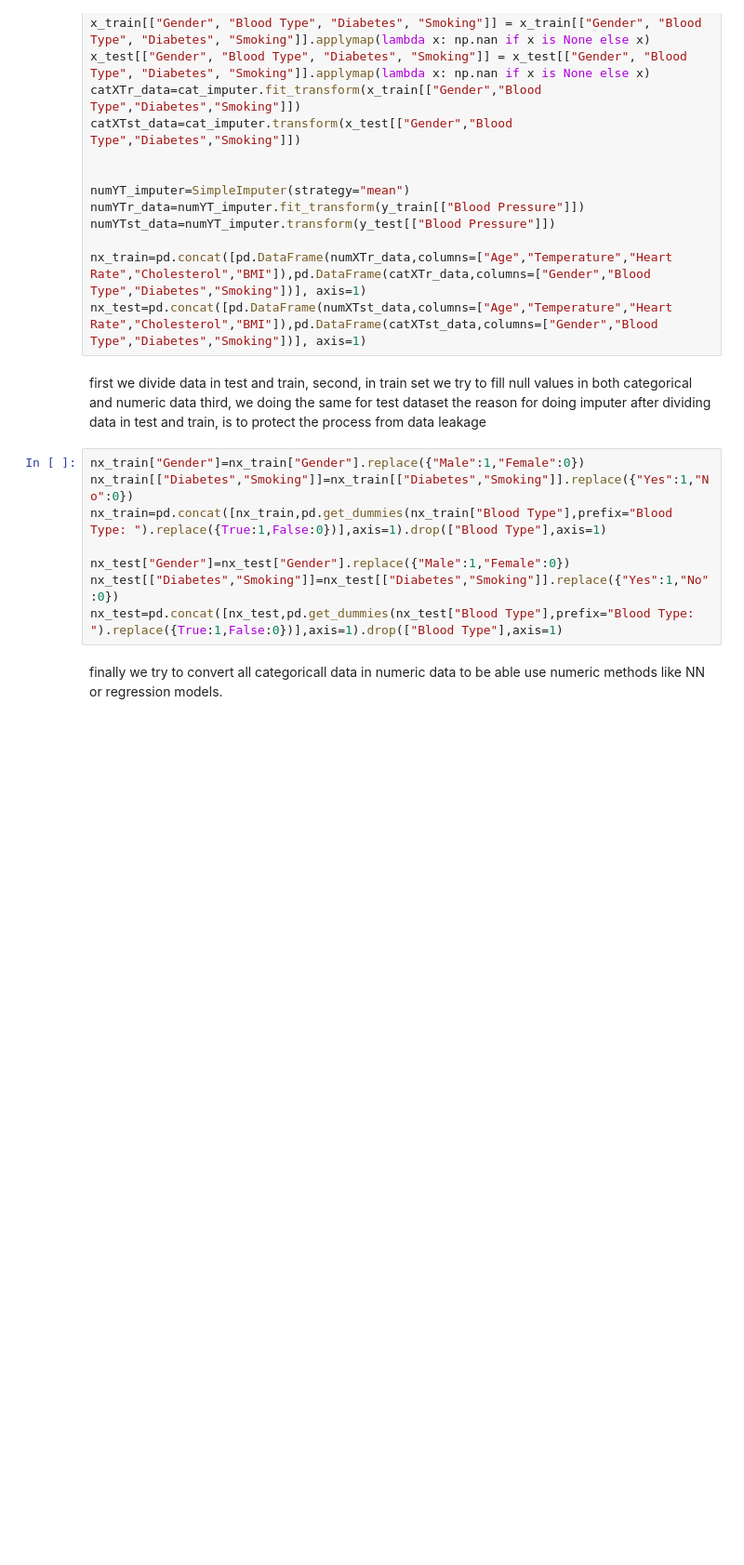
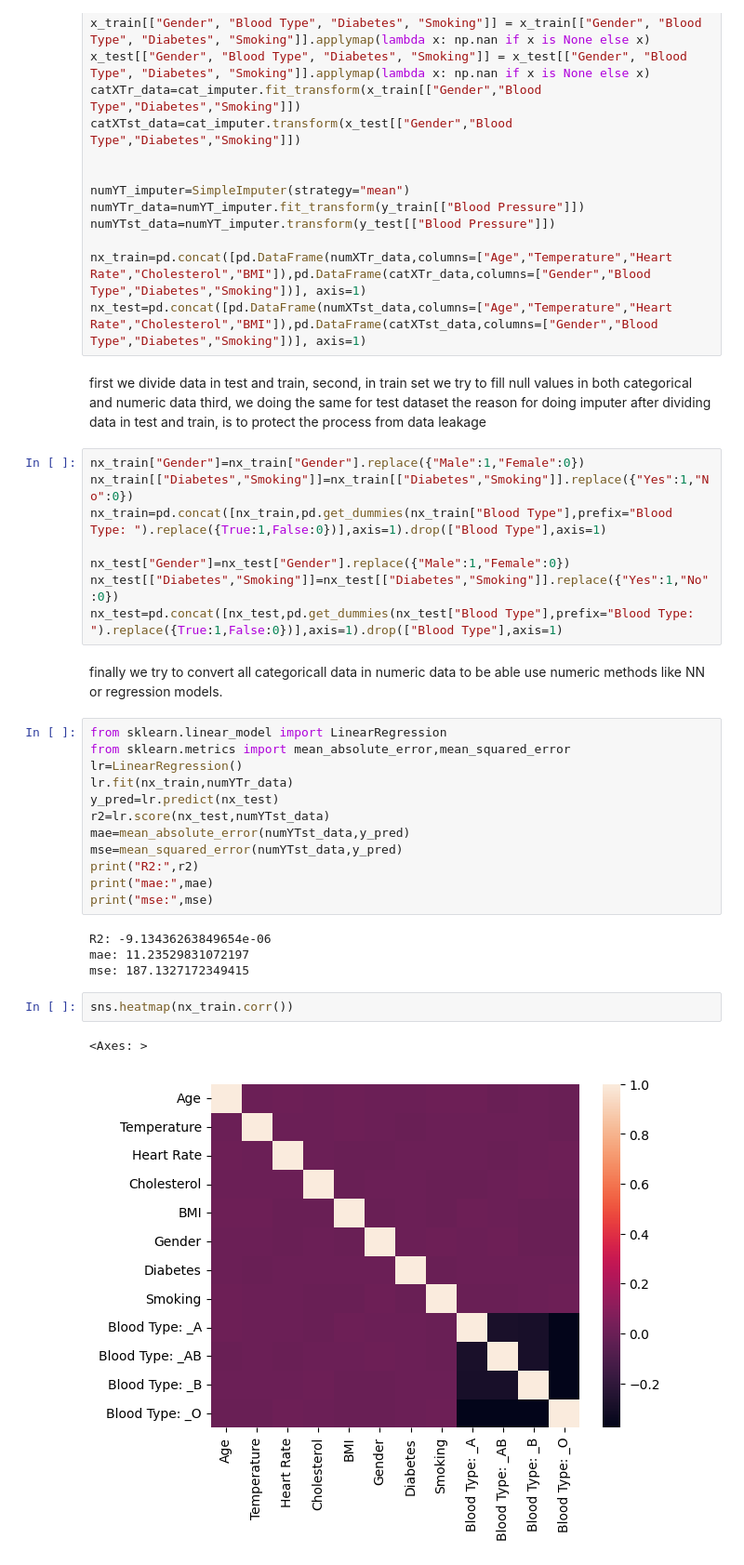
Before and after one commit to Ahmadreza1972/Machine-Learning, a Jupyter notebook: medical students/main.ipynb, the cells around one changed output. Shown at 93% size. Drawn from its saved outputs; the diff is of its cells as text; blank space fills up the shorter version.

Commit message:
regression and polynominal regression

```diff
--- a/medical students/main.ipynb
+++ b/medical students/main.ipynb
@@ -212,3 +212,24 @@ nx_test[["Diabetes","Smoking"]]=nx_test[["Diabetes","Smoking"]].replace({"Yes":1
 nx_test=pd.concat([nx_test,pd.get_dummies(nx_test["Blood Type"],prefix="Blood Type: ").replace({True:1,False:0})],axis=1).drop(["Blood Type"],axis=1)
 # %% [markdown]
 finally we try to convert all categoricall data in numeric data to be able use numeric methods like NN or regression models.
+# %%
+from sklearn.linear_model import LinearRegression
+from sklearn.metrics import mean_absolute_error,mean_squared_error
+lr=LinearRegression()
+lr.fit(nx_train,numYTr_data)
+y_pred=lr.predict(nx_test)
+r2=lr.score(nx_test,numYTst_data)
+mae=mean_absolute_error(numYTst_data,y_pred)
+mse=mean_squared_error(numYTst_data,y_pred)
+print("R2:",r2)
+print("mae:",mae)
+print("mse:",mse)
+# %% [output]
+R2: -9.13436263849654e-06
+mae: 11.23529831072197
+mse: 187.1327172349415
+# %%
+sns.heatmap(nx_train.corr())
+# %% [output]
+<Axes: >
+[figure, added]
```
Also changed, not shown: parts of 4 cells of this notebook.
